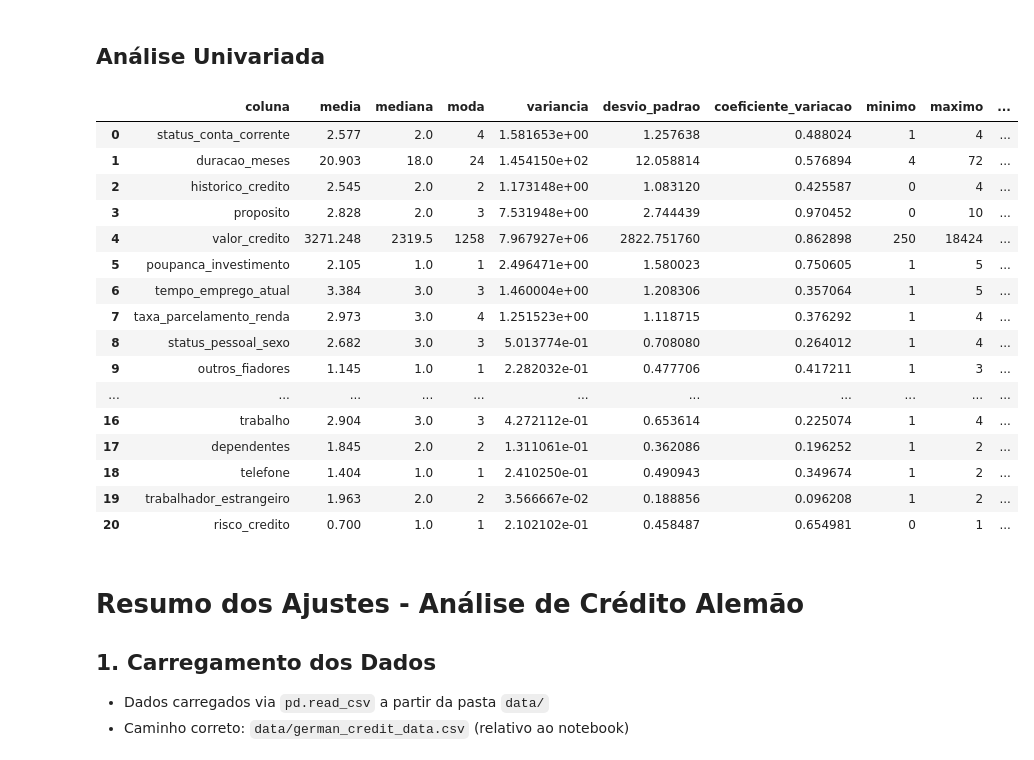
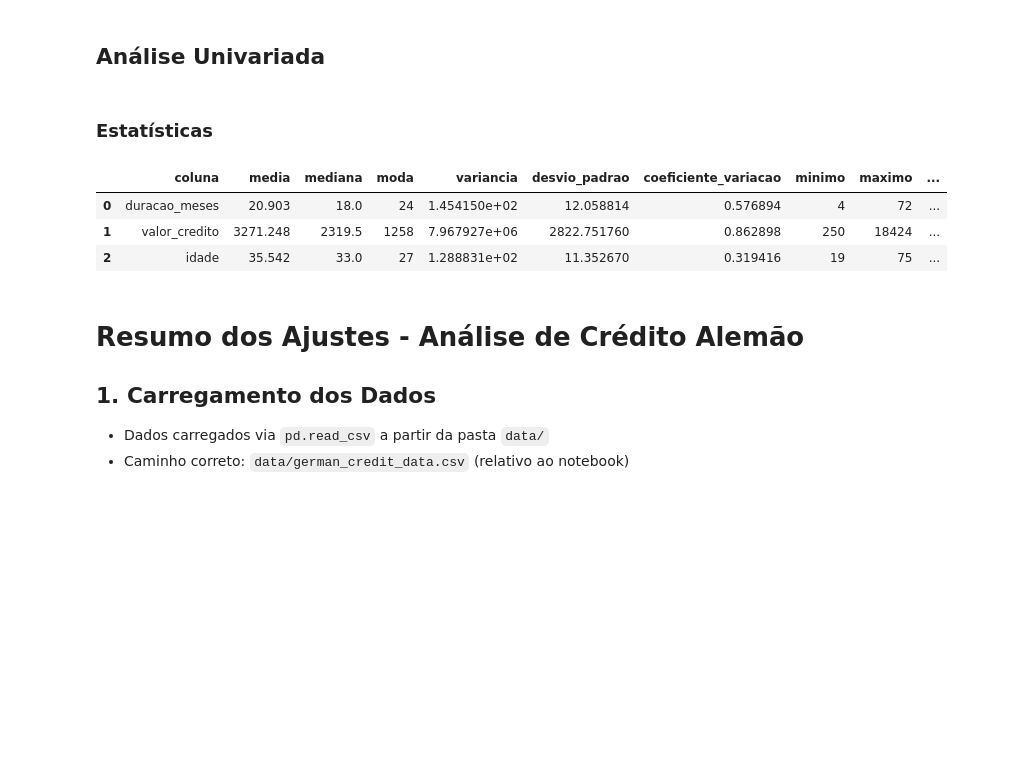
Before and after one commit to amandou/Sistema-de-Analise-Inteligente, a Jupyter notebook: banco_credito.ipynb, the cells around one changed output. Saved outputs shown, nothing was run; the diff lists cells and outputs as text; code cells hidden in the pictures; blank space fills up the shorter version.

```diff
--- a/banco_credito.ipynb
+++ b/banco_credito.ipynb
@@ -67,6 +67,9 @@ from sklearn.metrics import classification_report, confusion_matrix
 from importlib import reload
 import sqlite3 # Usar SQLite para facilitar o upload de um arquivo único ao GitHub
 import seaborn as sns
+
+
+pd.set_option('display.max_columns', None)
 # %%
 # Carregar dados
 df = pd.read_csv('data/german_credit_data.csv')
@@ -324,12 +496,14 @@ memory usage: 164.2 KB
 # EDA
 # %% [markdown]
 ## Análise Univariada
+# %% [markdown]
+### Estatísticas
 # %%
-colunas = df.select_dtypes(include=[np.number]).columns
+colunas = df_limpo.select_dtypes(include=[np.number]).columns
 resultados = []
 
 for coluna in colunas:
-    serie = df[coluna]
+    serie = df_limpo[coluna]
 
     estatisticas = {
         "coluna": coluna,
@@ -355,49 +529,36 @@ for coluna in colunas:
         # Quartis
         "q1": serie.quantile(0.25),
         "q2_mediana": serie.quantile(0.50),
         "q3": serie.quantile(0.75),
         "iqr": serie.quantile(0.75) - serie.quantile(0.25),
 
         # Distribuição
         "assimetria": serie.skew(),
         "curtose": serie.kurt(),
 
         # Percentis adicionais
         "p5": serie.quantile(0.05),
         "p95": serie.quantile(0.95),
 
         # Outliers pelo método IQR
         "outliers_iqr": (
             ((serie < (serie.quantile(0.25) - 1.5 * (
                 serie.quantile(0.75) - serie.quantile(0.25)))) |
                 (serie > (serie.quantile(0.75) + 1.5 * (
                 serie.quantile(0.75) - serie.quantile(0.25))))).sum()
         )
     }
 
     resultados.append(estatisticas)
 
 # Cria dataframe estatisticas
 df_estatisticas = pd.DataFrame(resultados)
 df_estatisticas
 # %% [output]
 |  | coluna | media | mediana | moda | variancia | desvio_padrao | coeficiente_variacao | minimo | maximo | ... |
-| 0 | status_conta_corrente | 2.577 | 2.0 | 4 | 1.581653e+00 | 1.257638 | 0.488024 | 1 | 4 | ... |
-| 1 | duracao_meses | 20.903 | 18.0 | 24 | 1.454150e+02 | 12.058814 | 0.576894 | 4 | 72 | ... |
-| 2 | historico_credito | 2.545 | 2.0 | 2 | 1.173148e+00 | 1.083120 | 0.425587 | 0 | 4 | ... |
-| 3 | proposito | 2.828 | 2.0 | 3 | 7.531948e+00 | 2.744439 | 0.970452 | 0 | 10 | ... |
-| 4 | valor_credito | 3271.248 | 2319.5 | 1258 | 7.967927e+06 | 2822.751760 | 0.862898 | 250 | 18424 | ... |
-| 5 | poupanca_investimento | 2.105 | 1.0 | 1 | 2.496471e+00 | 1.580023 | 0.750605 | 1 | 5 | ... |
-| 6 | tempo_emprego_atual | 3.384 | 3.0 | 3 | 1.460004e+00 | 1.208306 | 0.357064 | 1 | 5 | ... |
-| 7 | taxa_parcelamento_renda | 2.973 | 3.0 | 4 | 1.251523e+00 | 1.118715 | 0.376292 | 1 | 4 | ... |
-| 8 | status_pessoal_sexo | 2.682 | 3.0 | 3 | 5.013774e-01 | 0.708080 | 0.264012 | 1 | 4 | ... |
-| 9 | outros_fiadores | 1.145 | 1.0 | 1 | 2.282032e-01 | 0.477706 | 0.417211 | 1 | 3 | ... |
-| ... | ... | ... | ... | ... | ... | ... | ... | ... | ... | ... |
-| 16 | trabalho | 2.904 | 3.0 | 3 | 4.272112e-01 | 0.653614 | 0.225074 | 1 | 4 | ... |
-| 17 | dependentes | 1.845 | 2.0 | 2 | 1.311061e-01 | 0.362086 | 0.196252 | 1 | 2 | ... |
-| 18 | telefone | 1.404 | 1.0 | 1 | 2.410250e-01 | 0.490943 | 0.349674 | 1 | 2 | ... |
-| 19 | trabalhador_estrangeiro | 1.963 | 2.0 | 2 | 3.566667e-02 | 0.188856 | 0.096208 | 1 | 2 | ... |
-| 20 | risco_credito | 0.700 | 1.0 | 1 | 2.102102e-01 | 0.458487 | 0.654981 | 0 | 1 | ... |
+| 0 | duracao_meses | 20.903 | 18.0 | 24 | 1.454150e+02 | 12.058814 | 0.576894 | 4 | 72 | ... |
+| 1 | valor_credito | 3271.248 | 2319.5 | 1258 | 7.967927e+06 | 2822.751760 | 0.862898 | 250 | 18424 | ... |
+| 2 | idade | 35.542 | 33.0 | 27 | 1.288831e+02 | 11.352670 | 0.319416 | 19 | 75 | ... |
 # %% [markdown]
 # Resumo dos Ajustes - Análise de Crédito Alemão
 
```
Also changed, not shown: parts of 4 cells of this notebook.
